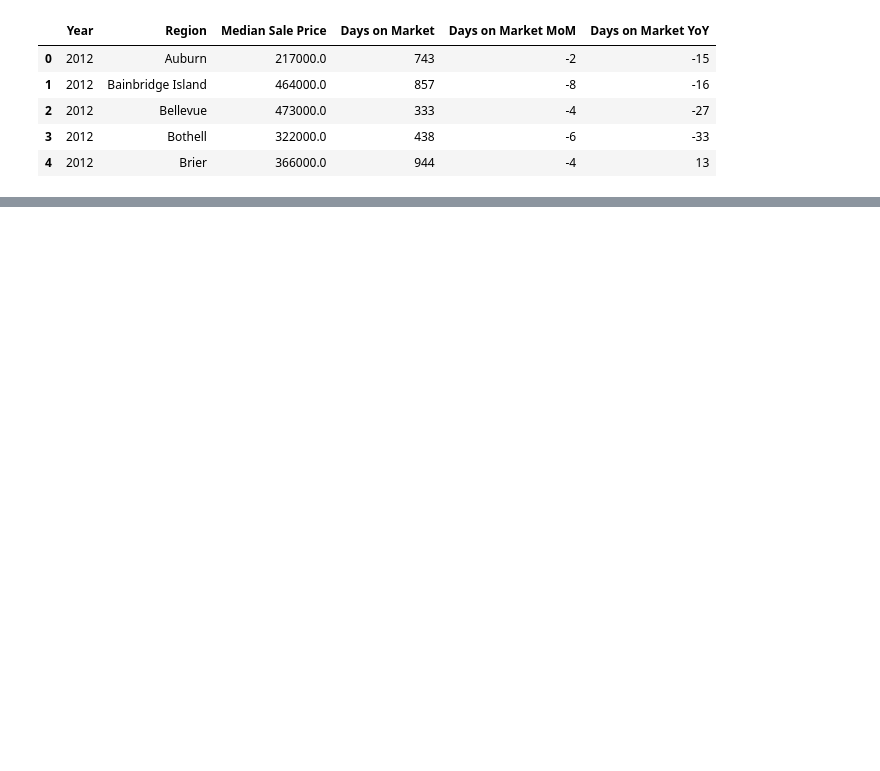
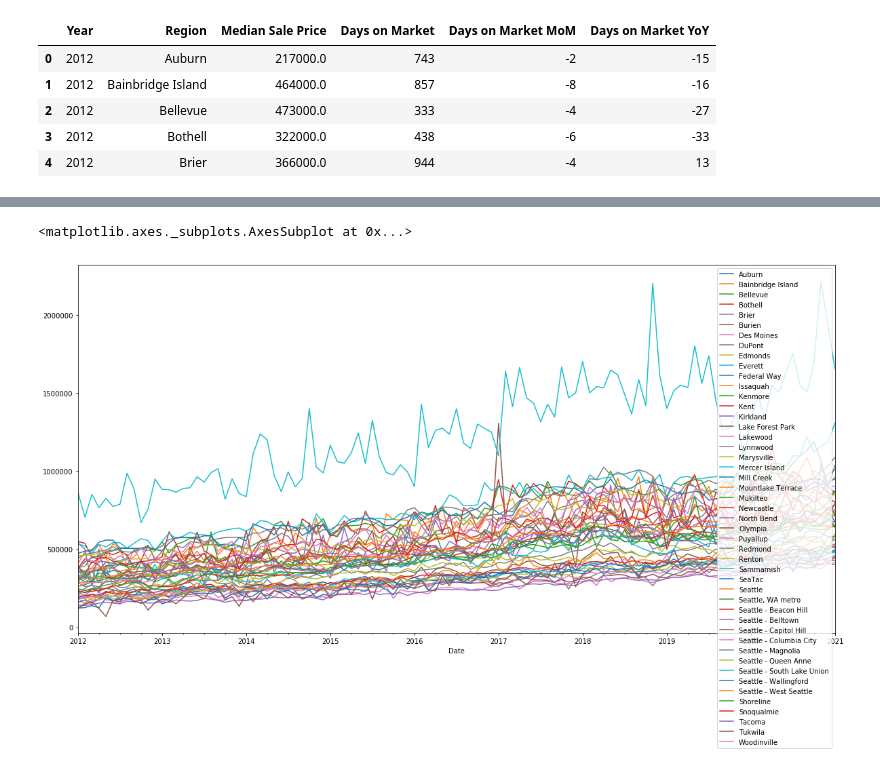
Before and after one commit to somyapanda/fintech-project-1, a Jupyter notebook: Joanne/housing_price.ipynb, the cells around one changed output, grey strips where cells are left out. Drawn from its saved outputs; the diff is of its cells as text; code cells hidden in the pictures; blank space fills up the shorter version.

```diff
--- a/Joanne/housing_price.ipynb
+++ b/Joanne/housing_price.ipynb
@@ -197,0 +164,5 @@ new_sea_data = column
+# %%
+# Read the seattle housing price data into a Pandas DataFrame
+house_csv_path = Path("housing_prices_month_clean_transposed.csv")
+house_price_df = pd.read_csv(house_csv_path, index_col="Date", infer_datetime_format=True, parse_dates=True)
+house_price_df.head()
@@ -197,0 +178,5 @@ new_sea_data = column
+# %%
+house_price_df.plot(figsize = (20, 10))
+# %% [output]
+<matplotlib.axes._subplots.AxesSubplot at 0x...>
+[figure, added]
```
Also changed, not shown: parts of 14 cells of this notebook.
